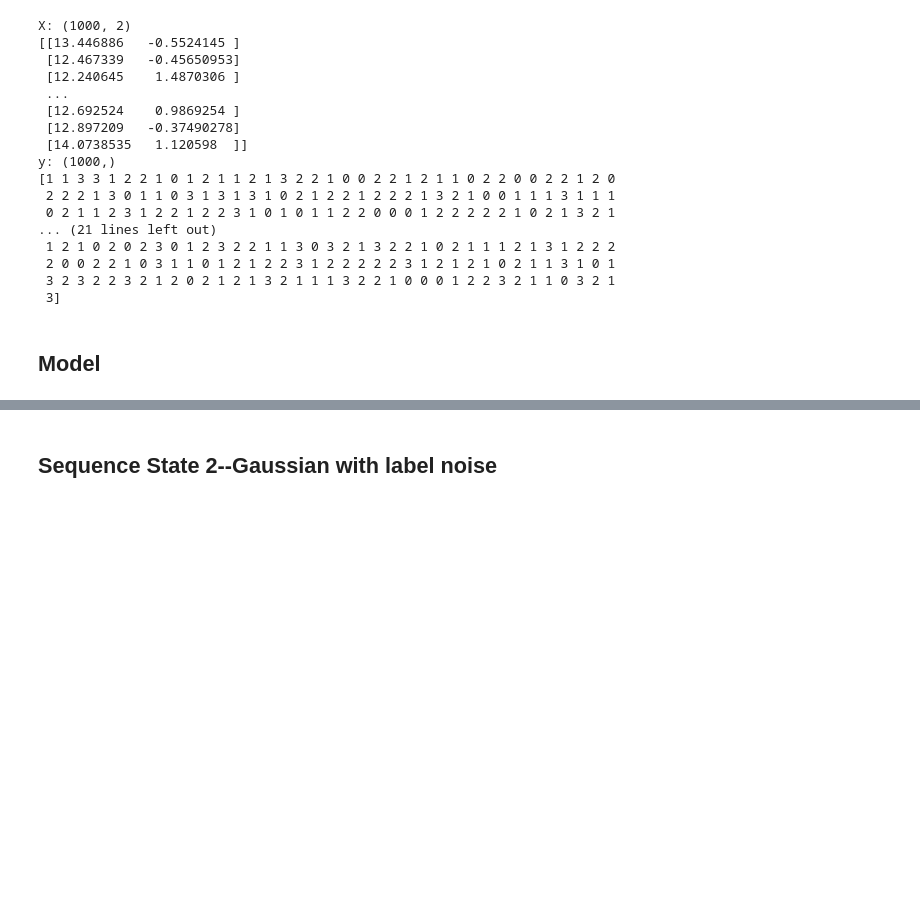
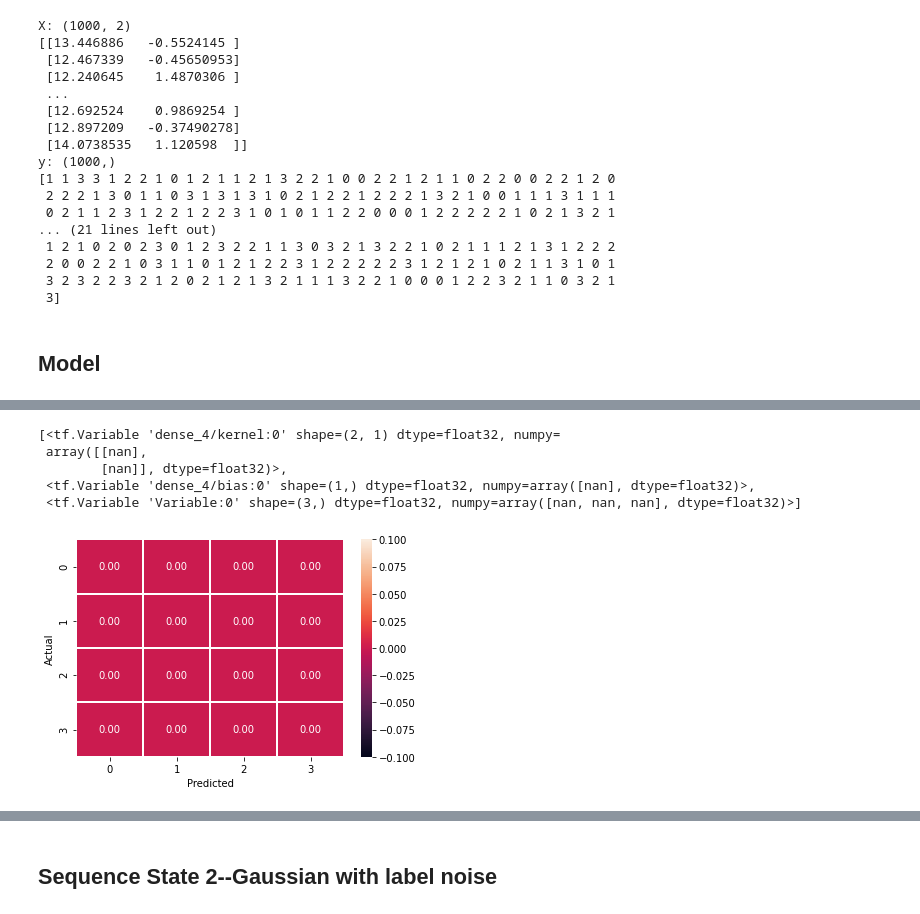
Before and after one commit to tufts-ml/pchmm-missing-data-limited-labels, a Jupyter notebook: examples/tensorflow_ordinal_regression.ipynb, the cells around one changed output, grey strips where cells are left out. Cells and saved outputs as stored; diff of their text form; code cells hidden in the pictures; blank space fills up the shorter version.

```diff
--- a/examples/tensorflow_ordinal_regression.ipynb
+++ b/examples/tensorflow_ordinal_regression.ipynb
@@ -184,0 +258,18 @@ clf.grid_search_variance()
+# %%
+clf2.model.trainable_variables
+# %% [output]
+[<tf.Variable 'dense_4/kernel:0' shape=(2, 1) dtype=float32, numpy=
+ array([[nan],
+        [nan]], dtype=float32)>,
+ <tf.Variable 'dense_4/bias:0' shape=(1,) dtype=float32, numpy=array([nan], dtype=float32)>,
+ <tf.Variable 'Variable:0' shape=(3,) dtype=float32, numpy=array([nan, nan, nan], dtype=float32)>]
+# %%
+y_predict = clf2.predict(X)
+# %%
+cf_matrix = confusion_matrix(y, y_predict, normalize='true',labels=list(range(y.max()+1)))
+ax = sns.heatmap(cf_matrix, linewidths=1, annot=True, fmt='.2f')
+ax.set_ylabel(f'Actual')
+ax.set_xlabel(f'Predicted')
+plt.show()
+# %% [output]
+[figure, added]
```
Also changed, not shown: parts of 45 cells of this notebook, 2 other files.
